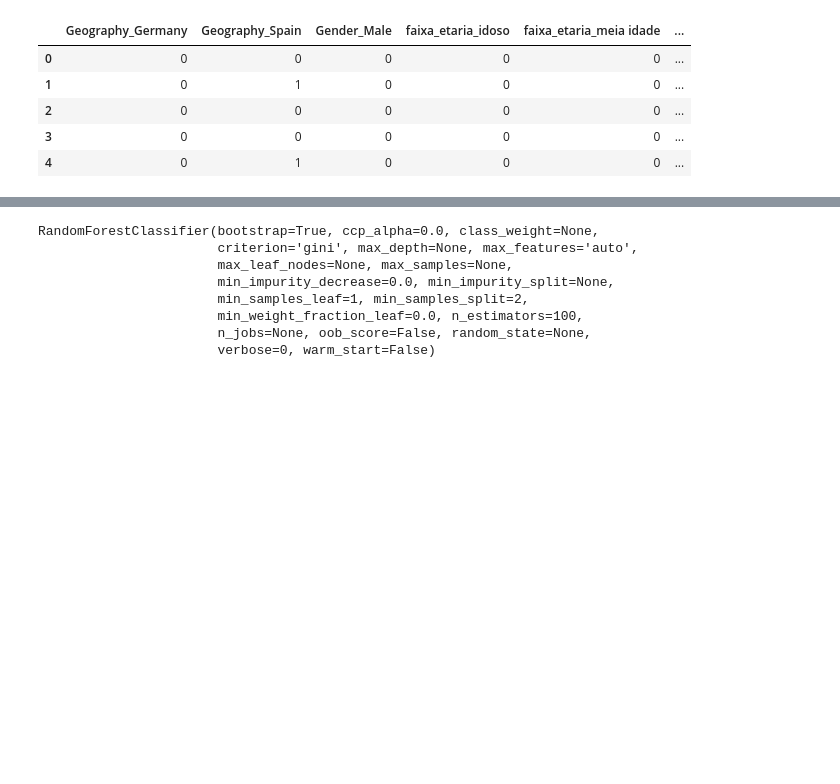
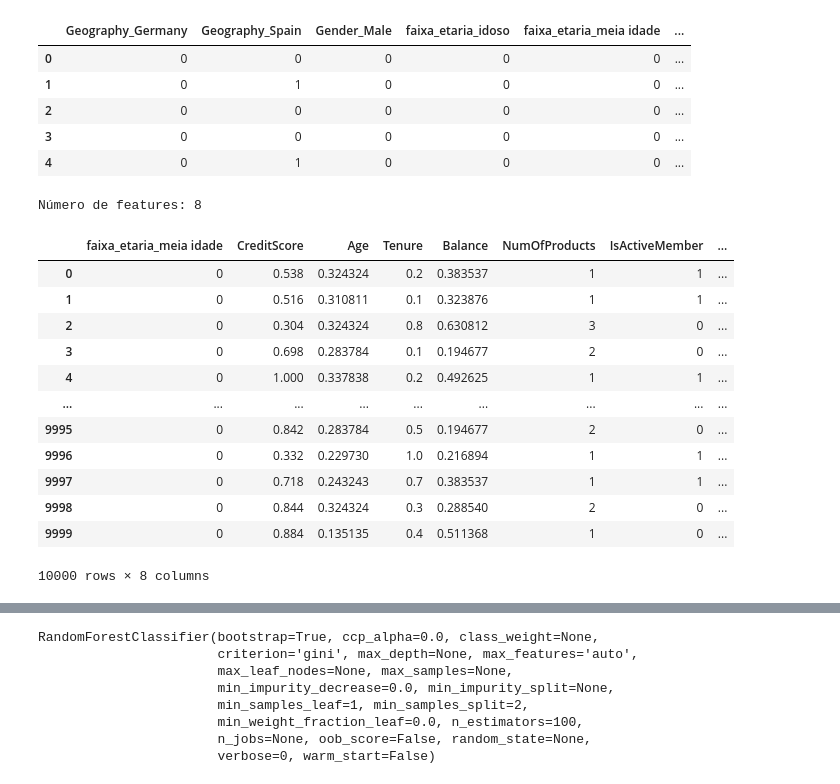
Before and after one commit to marcoaurelio5/Data-Science, a Jupyter notebook: Churn.ipynb, the cells around one changed output, grey strips where cells are left out. Saved outputs shown, nothing was run; the diff lists cells and outputs as text; code cells hidden in the pictures; blank space fills up the shorter version.

```diff
--- a/Churn.ipynb
+++ b/Churn.ipynb
@@ -377,0 +394,26 @@ df3.head()
+# %%
+rfc = RandomForestClassifier()
+# %%
+rfe = RFE(rfc, 8)
+treino = rfe.fit(X, y)
+# %%
+print ("Número de features: {}".format(treino.n_features_))
+# %% [output]
+Número de features: 8
+# %%
+cols = treino.get_support(indices=True)
+df3.iloc[:,cols]
+# %% [output]
+|  | faixa_etaria_meia idade | CreditScore | Age | Tenure | Balance | NumOfProducts | IsActiveMember | ... |
+| 0 | 0 | 0.538 | 0.324324 | 0.2 | 0.383537 | 1 | 1 | ... |
+| 1 | 0 | 0.516 | 0.310811 | 0.1 | 0.323876 | 1 | 1 | ... |
+| 2 | 0 | 0.304 | 0.324324 | 0.8 | 0.630812 | 3 | 0 | ... |
+| 3 | 0 | 0.698 | 0.283784 | 0.1 | 0.194677 | 2 | 0 | ... |
+| 4 | 0 | 1.000 | 0.337838 | 0.2 | 0.492625 | 1 | 1 | ... |
+| ... | ... | ... | ... | ... | ... | ... | ... | ... |
+| 9995 | 0 | 0.842 | 0.283784 | 0.5 | 0.194677 | 2 | 0 | ... |
+| 9996 | 0 | 0.332 | 0.229730 | 1.0 | 0.216894 | 1 | 1 | ... |
+| 9997 | 0 | 0.718 | 0.243243 | 0.7 | 0.383537 | 1 | 1 | ... |
+| 9998 | 0 | 0.844 | 0.324324 | 0.3 | 0.288540 | 2 | 0 | ... |
+| 9999 | 0 | 0.884 | 0.135135 | 0.4 | 0.511368 | 1 | 0 | ... |
+10000 rows × 8 columns
```
Also changed, not shown: parts of 50 cells of this notebook.
